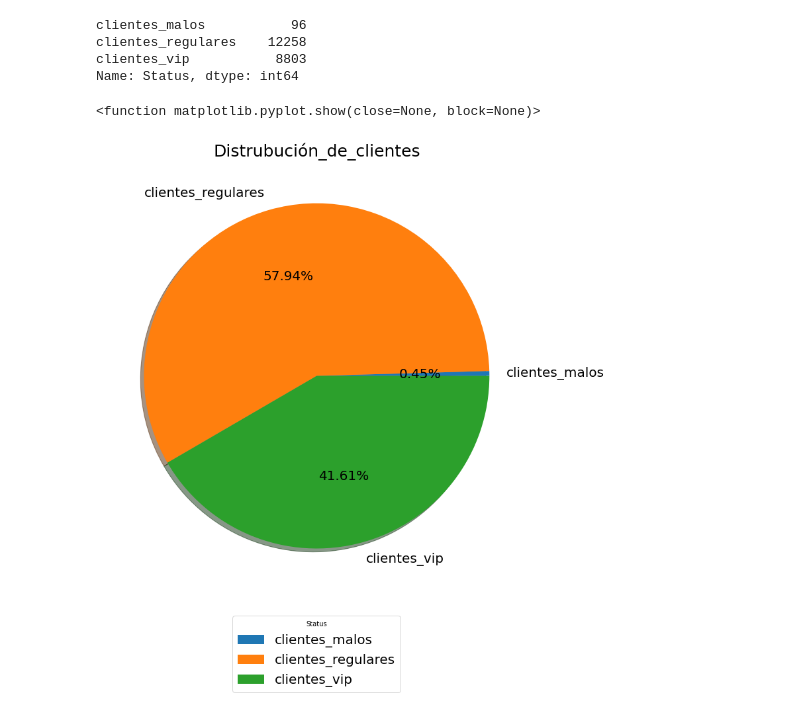
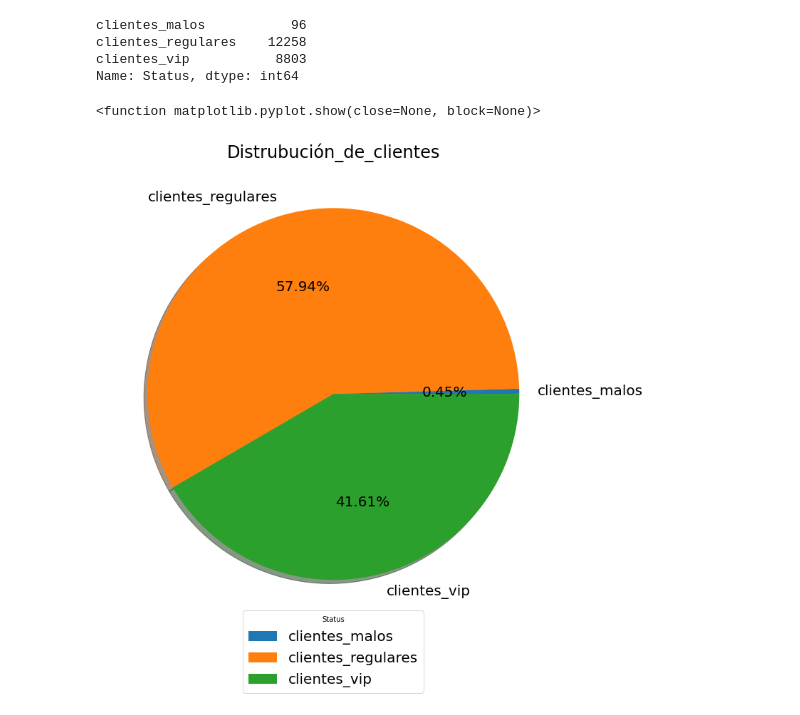
Before and after one commit to lymc33/Data_analysis_exercises, a Jupyter notebook: KPI_exercise/4_Status_graph.ipynb, the cells around one changed output. Drawn from its saved outputs; the diff is of its cells as text; code cells hidden in the pictures.

Commit message:
Update 4_Status_graph.ipynb
Box upered on graph

```diff
--- a/KPI_exercise/4_Status_graph.ipynb
+++ b/KPI_exercise/4_Status_graph.ipynb
@@ -36,26 +36,26 @@ Name: Status, dtype: int64
 # %%
 # Se grafica en forma de pie y se guarda en el directorio:
 #  /Data_visualization/Load/Gráficas/
 
 plt.figure(figsize=(12,12))
 plt.pie(grafica_STATUS['Status'],
 labels= grafica_STATUS.index,
 textprops={"fontsize":20},
 explode=[0,0,0],
 shadow = True ,
 autopct= '%1.2f%%'
 )
 
-plt.title('Distrubución_de_clientes',fontsize=25)
+plt.title('Distrubución_de_clientes',fontsize=24)
 
-plt.legend(title= 'Status', fontsize=20, loc='upper center', bbox_to_anchor=(0.5, -0.04), ncol=1)
+plt.legend(title= 'Status', fontsize=20, loc='upper center', bbox_to_anchor=(0.5, 0.05), ncol=1)
 
 plt.savefig("Distrubución_de_clientes.png")
 pos1= '/Users/yairmartinez/Documents/GitHub/data_analysis_exercises/KPI_exercise/Distrubución_de_clientes.png'
 pos2= '/Users/yairmartinez/Documents/GitHub/data_analysis_exercises/DB/Graficas/Pie/Distrubución_de_clientes.png'
 shutil.move(pos1,pos2)
 
 plt.show
 # %% [output]
 <function matplotlib.pyplot.show(close=None, block=None)>
-[figure, old version]
+[figure, new version]
```
